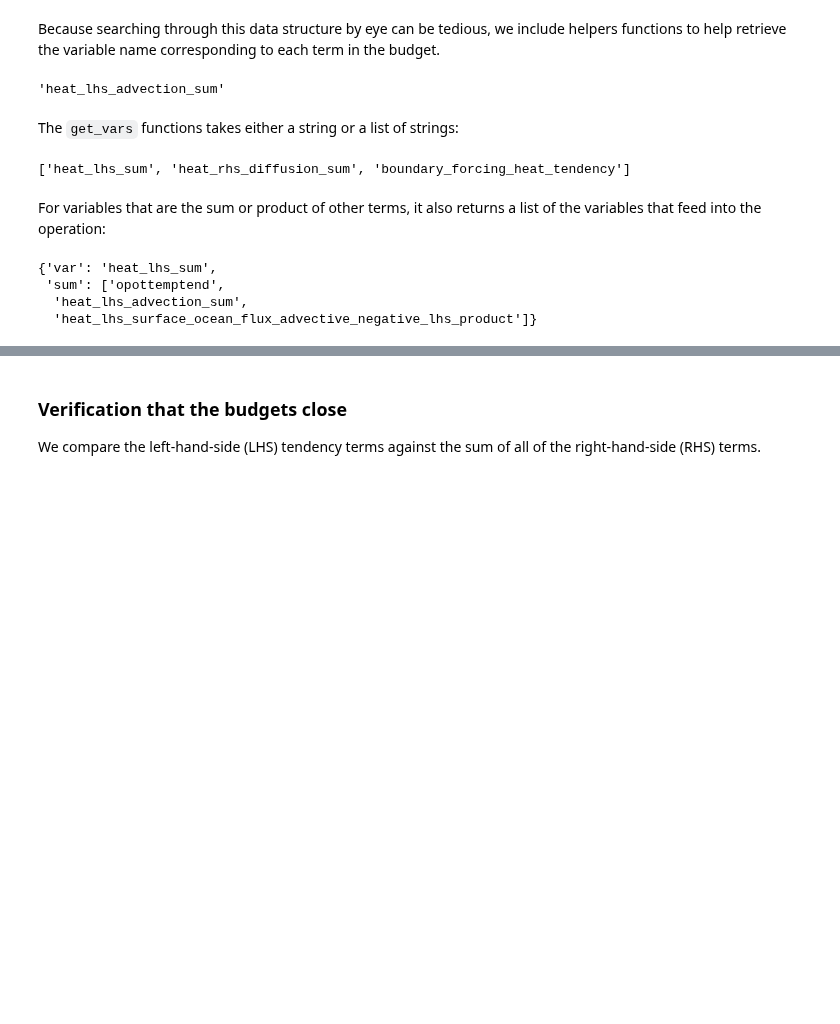
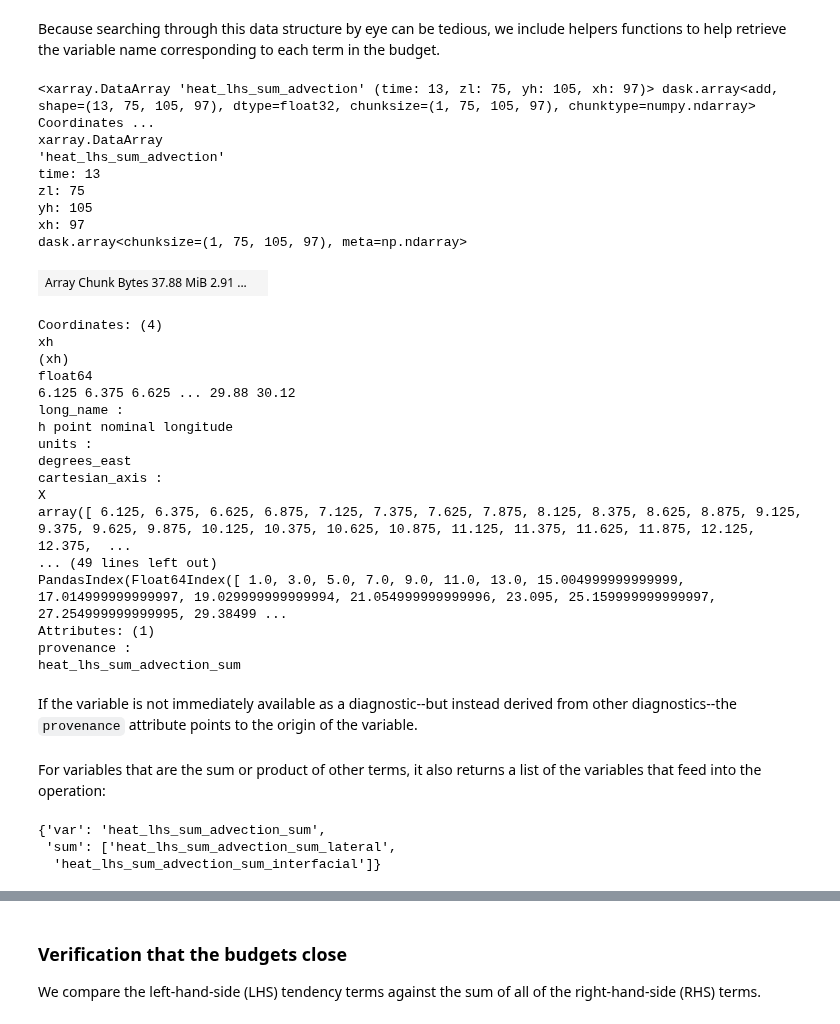
Before and after one commit to hdrake/xbudget, a Jupyter notebook: examples/MOM6_budget_examples_mass_heat_salt.ipynb, the cells around one changed output, grey strips where cells are left out. Drawn from its saved outputs; the diff is of its cells as text; code cells hidden in the pictures; blank space fills up the shorter version.

```diff
--- a/examples/MOM6_budget_examples_mass_heat_salt.ipynb
+++ b/examples/MOM6_budget_examples_mass_heat_salt.ipynb
@@ -92,21 +92,41 @@ print(json.dumps(budgets_dict['heat'], sort_keys=True, indent=4))
 Because searching through this data structure by eye can be tedious, we include helpers functions to help retrieve the variable name corresponding to each term in the budget.
 # %%
 from xbudget import get_vars
-get_vars(budgets_dict, "heat_lhs_advection")
+ds[get_vars(budgets_dict, "heat_lhs_sum_advection")['var']]
 # %% [output]
-'heat_lhs_advection_sum'
+<xarray.DataArray 'heat_lhs_sum_advection' (time: 13, zl: 75, yh: 105, xh: 97)> dask.array<add, shape=(13, 75, 105, 97), dtype=float32, chunksize=(1, 75, 105, 97), chunktype=numpy.ndarray> Coordinates ...
+xarray.DataArray
+'heat_lhs_sum_advection'
+time: 13
+zl: 75
+yh: 105
+xh: 97
+dask.array<chunksize=(1, 75, 105, 97), meta=np.ndarray>
+| Array Chunk Bytes 37.88 MiB 2.91 ... |  |
+Coordinates: (4)
+xh
+(xh)
+float64
+6.125 6.375 6.625 ... 29.88 30.12
+long_name :
+h point nominal longitude
+units :
+degrees_east
+cartesian_axis :
+X
+array([ 6.125, 6.375, 6.625, 6.875, 7.125, 7.375, 7.625, 7.875, 8.125, 8.375, 8.625, 8.875, 9.125, 9.375, 9.625, 9.875, 10.125, 10.375, 10.625, 10.875, 11.125, 11.375, 11.625, 11.875, 12.125, 12.375,  ...
+... (49 lines left out)
+PandasIndex(Float64Index([ 1.0, 3.0, 5.0, 7.0, 9.0, 11.0, 13.0, 15.004999999999999, 17.014999999999997, 19.029999999999994, 21.054999999999996, 23.095, 25.159999999999997, 27.254999999999995, 29.38499 ...
+Attributes: (1)
+provenance :
+heat_lhs_sum_advection_sum
-# %% [markdown]
-The `get_vars` functions takes either a string or a list of strings:
-# %%
-get_vars(budgets_dict, ["heat_lhs", "heat_rhs_diffusion", "heat_rhs_surface_exchange_flux"])
-# %% [output]
-['heat_lhs_sum', 'heat_rhs_diffusion_sum', 'boundary_forcing_heat_tendency']
+# %% [markdown]
+If the variable is not immediately available as a diagnostic--but instead derived from other diagnostics--the `provenance` attribute points to the origin of the variable.
 # %% [markdown]
 For variables that are the sum or product of other terms, it also returns a list of the variables that feed into the operation:
 # %%
-get_vars(budgets_dict, "heat_lhs_sum")
+get_vars(budgets_dict, "heat_lhs_sum_advection_sum")
 # %% [output]
-{'var': 'heat_lhs_sum',
- 'sum': ['opottemptend',
-  'heat_lhs_advection_sum',
-  'heat_lhs_surface_ocean_flux_advective_negative_lhs_product']}
+{'var': 'heat_lhs_sum_advection_sum',
+ 'sum': ['heat_lhs_sum_advection_sum_lateral',
+  'heat_lhs_sum_advection_sum_interfacial']}
```
Also changed, not shown: parts of 11 cells of this notebook, 3 other files.
